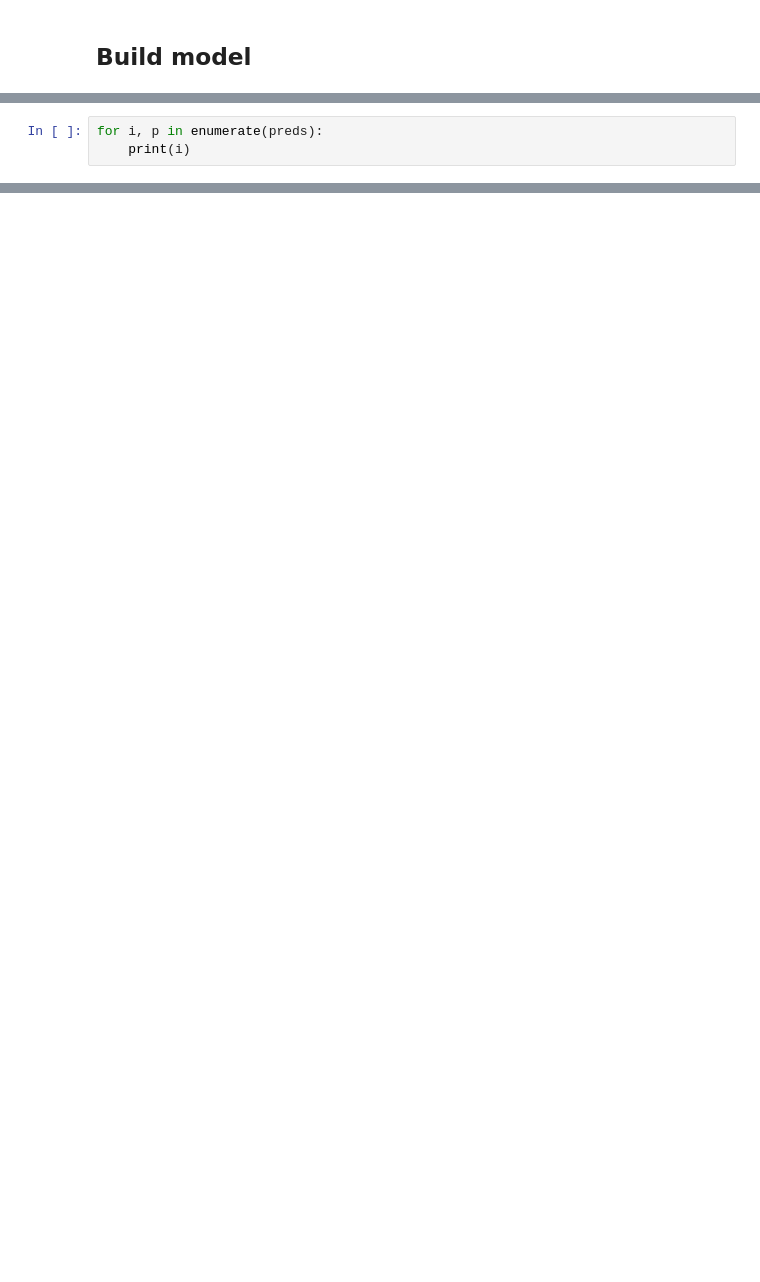
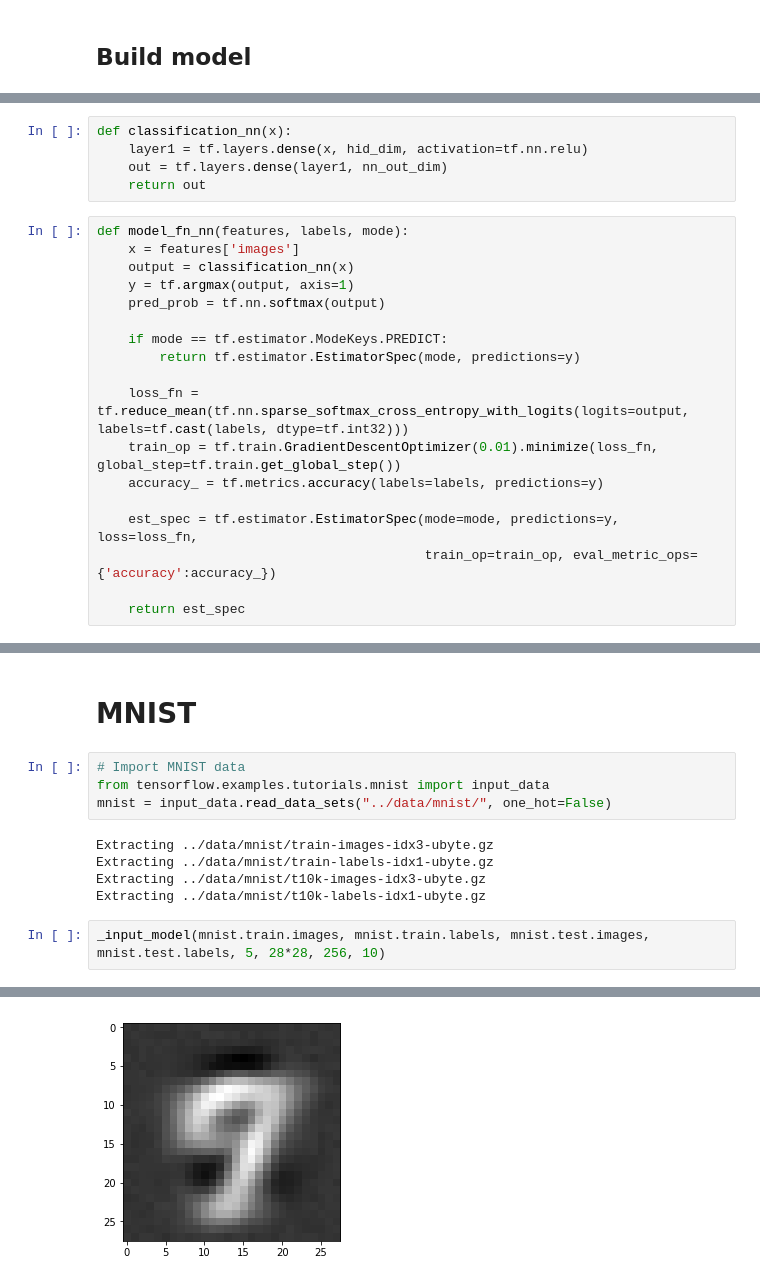
Before and after one commit to DarkestFloyd/CS6220, a Jupyter notebook: notebooks/hw4_mnist_autoencoder.ipynb, the cells around one changed output, grey strips where cells are left out. Drawn from its saved outputs; the diff is of its cells as text; blank space fills up the shorter version.

```diff
--- a/notebooks/hw4_mnist_autoencoder.ipynb
+++ b/notebooks/hw4_mnist_autoencoder.ipynb
@@ -96,3 +31,0 @@ KeyboardInterrupt:
-# %%
-for i, p in enumerate(preds):
-    print(i)
@@ -102,0 +32,23 @@ ValueError: Input 0 of layer dense_1 is incompatible with the layer: : expected
+# %%
+def classification_nn(x):
+    layer1 = tf.layers.dense(x, hid_dim, activation=tf.nn.relu)
+    out = tf.layers.dense(layer1, nn_out_dim)
+    return out
+# %%
+def model_fn_nn(features, labels, mode):
+    x = features['images']
+    output = classification_nn(x)
+    y = tf.argmax(output, axis=1)
+    pred_prob = tf.nn.softmax(output)
+
+    if mode == tf.estimator.ModeKeys.PREDICT:
+        return tf.estimator.EstimatorSpec(mode, predictions=y)
+
+    loss_fn = tf.reduce_mean(tf.nn.sparse_softmax_cross_entropy_with_logits(logits=output, labels=tf.cast(labels, dtype=tf.int32)))
+    train_op = tf.train.GradientDescentOptimizer(0.01).minimize(loss_fn, global_step=tf.train.get_global_step())
+    accuracy_ = tf.metrics.accuracy(labels=labels, predictions=y)
+
+    est_spec = tf.estimator.EstimatorSpec(mode=mode, predictions=y, loss=loss_fn,
+                                          train_op=train_op, eval_metric_ops={'accuracy':accuracy_})
+
+    return est_spec
@@ -102,0 +114,14 @@ ValueError: Input 0 of layer dense_1 is incompatible with the layer: : expected
+# %% [markdown]
+# MNIST
+# %%
+# Import MNIST data
+from tensorflow.examples.tutorials.mnist import input_data
+mnist = input_data.read_data_sets("../data/mnist/", one_hot=False)
+# %% [output]
+Extracting ../data/mnist/train-images-idx3-ubyte.gz
+Extracting ../data/mnist/train-labels-idx1-ubyte.gz
+Extracting ../data/mnist/t10k-images-idx3-ubyte.gz
+Extracting ../data/mnist/t10k-labels-idx1-ubyte.gz
+# %%
+_input_model(mnist.train.images, mnist.train.labels, mnist.test.images, mnist.test.labels, 5, 28*28, 256, 10)
+# %% [output]
@@ -102,0 +145 @@ ValueError: Input 0 of layer dense_1 is incompatible with the layer: : expected
+[figure, added]
```
Also changed, not shown: parts of 37 cells of this notebook.
